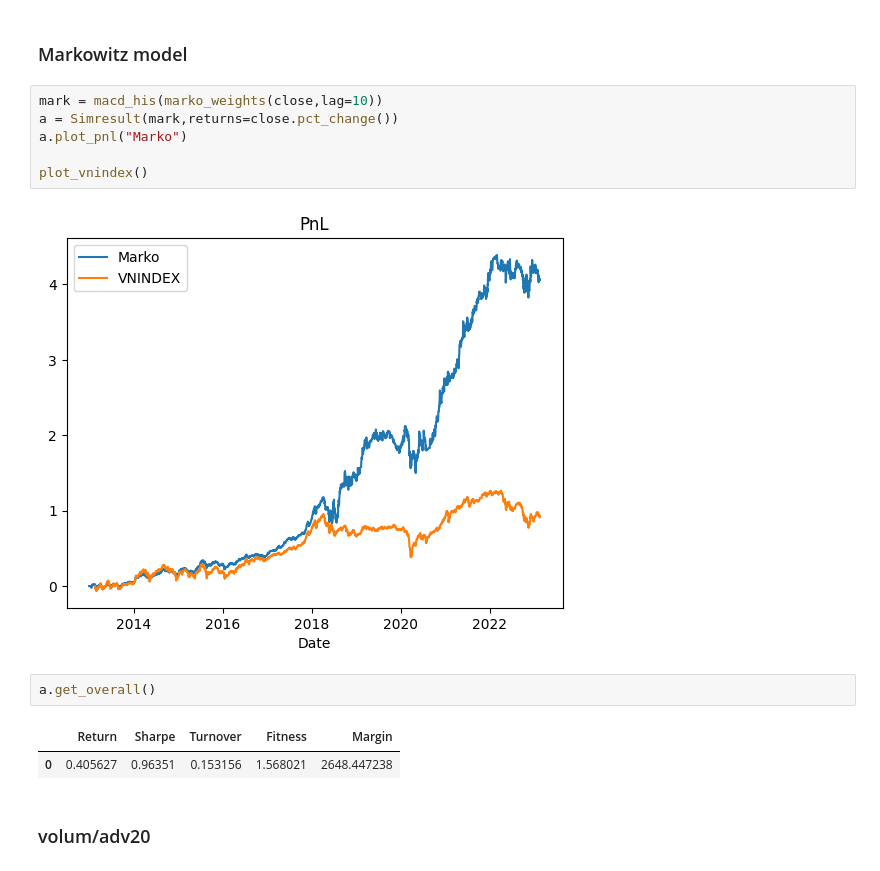
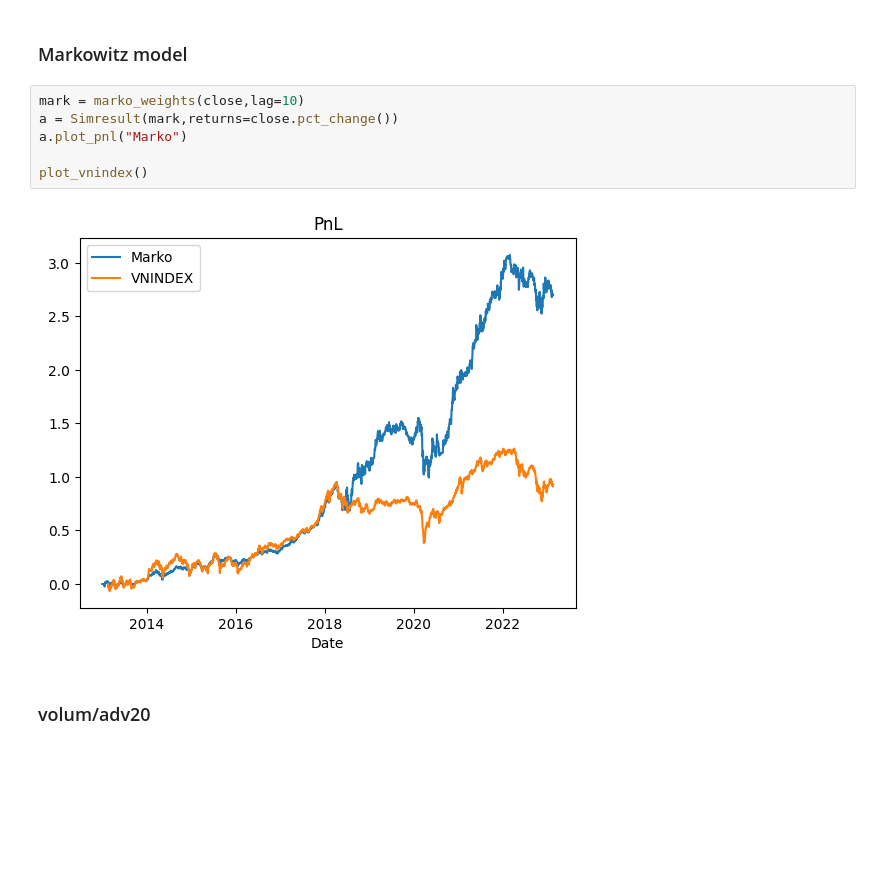
Before and after one commit to khanhtrinh2003/VN30-Strategy, a Jupyter notebook: main.ipynb, the cells around one changed output. Saved outputs shown, nothing was run; the diff lists cells and outputs as text; blank space fills up the shorter version.

```diff
--- a/main.ipynb
+++ b/main.ipynb
@@ -47,18 +40,13 @@ b.get_overall()
 # %% [markdown]
 ### Markowitz model
 # %%
-mark = macd_his(marko_weights(close,lag=10))
+mark = marko_weights(close,lag=10)
 a = Simresult(mark,returns=close.pct_change())
 a.plot_pnl("Marko")
 
 plot_vnindex()
 # %% [output]
-[figure, old version]
+[figure, new version]
-# %%
-a.get_overall()
-# %% [output]
-|  | Return | Sharpe | Turnover | Fitness | Margin |
-| 0 | 0.405627 | 0.96351 | 0.153156 | 1.568021 | 2648.447238 |
 # %% [markdown]
 ### volum/adv20
 # %%
```
Also changed, not shown: parts of 3 cells of this notebook.
